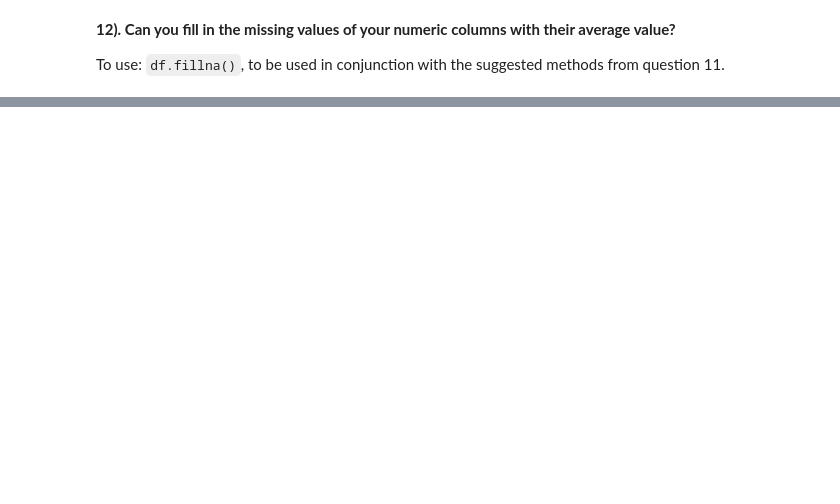
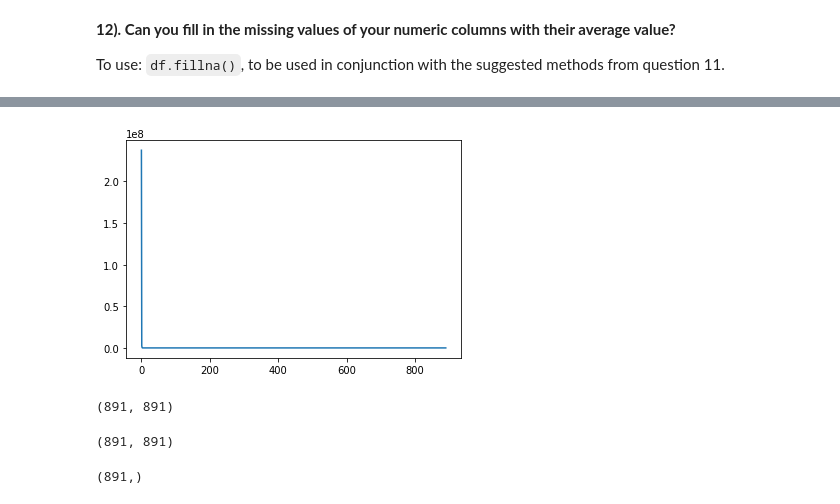
Before and after one commit to Alec-Schneider/DS_repo, a Jupyter notebook: Lectures/Unit2/Class5/Labs/Pandas -- Basic Selecting & Querying.ipynb, the cells around one changed output, grey strips where cells are left out. Saved outputs shown, nothing was run; the diff lists cells and outputs as text; code cells hidden in the pictures; blank space fills up the shorter version.

```diff
--- a/Lectures/Unit2/Class5/Labs/Pandas -- Basic Selecting & Querying.ipynb
+++ b/Lectures/Unit2/Class5/Labs/Pandas -- Basic Selecting & Querying.ipynb
@@ -10,5 +10,8 @@ The lab is broken down into three parts, and will be completed throughout class.
  - 3. Special commands for selecting certain types of rows
 # %% [markdown]
 ### Section 1:  Selecting Data With Pandas
+# %%
+import pandas as pd
+df = pd.read_csv('../../data/titanic.csv')
 # %% [markdown]
 **1). What is the average age of all passengers on board?**
@@ -126,0 +361,3 @@ To use: `df.select_dtypes()`.  This question is very similar to the one above it
+# %%
+num_cols = df.select_dtypes(np.number).columns.tolist()
+num_cols
@@ -132,0 +386,2 @@ To use: `df.fillna()`, to be used in conjunction with the suggested methods from
+# %%
+df[num_cols] = df[num_cols].apply(lambda x: x.fillna(x.mean()))
@@ -132,0 +404,21 @@ To use: `df.fillna()`, to be used in conjunction with the suggested methods from
+# %%
+import numpy as np
+aat = df[num_cols] @ df[num_cols].T
+eigvals, eigvs = np.linalg.eig(aat)
+# %%
+import matplotlib.pyplot as plt
+plt.plot(eigvals);
+# %% [output]
+[figure, added]
+# %%
+np.diag(eigvals).shape
+# %% [output]
+(891, 891)
+# %%
+aat.shape
+# %% [output]
+(891, 891)
+# %%
+eigvals.shape
+# %% [output]
+(891,)
```
Also changed, not shown: parts of 50 cells of this notebook, 33 other files.
